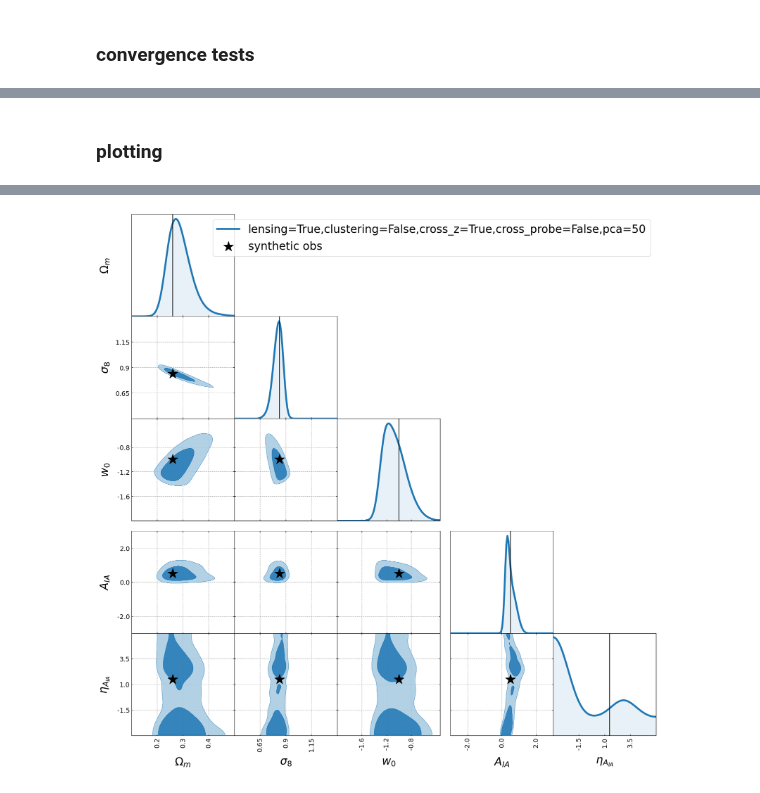
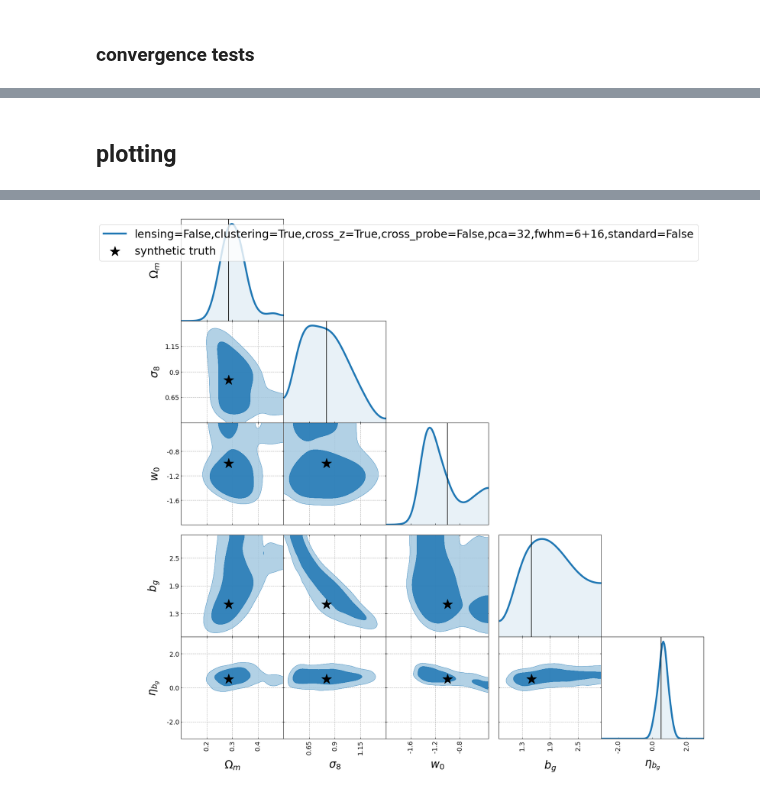
Before and after one commit to des-science/multiprobe-simulation-inference, a Jupyter notebook: notebooks/flow_conductor_human.ipynb, the cells around one changed output, grey strips where cells are left out. Saved outputs shown, nothing was run; the diff lists cells and outputs as text; code cells hidden in the pictures.

Commit message:
update to inference notebooks This includes the new Buzzard/Cardinal mock observations and pre-processing that is compatible with how the CosmoGrid Cls are handled

```diff
--- a/notebooks/flow_conductor_human.ipynb
+++ b/notebooks/flow_conductor_human.ipynb
@@ -361,0 +529,19 @@ Using the example index 0
+# %%
+obs_file = "/global/u2/a/athomsen/multiprobe-simulation-forward-model/data/mock_observations/DESY3_Buzzard_mock.h5"
+obs_point = {"Om": 0.286, "s8": 0.82, "w0": -1, "bg": 1.5, "n_bg": 0.5}
+obs_label = f"Buzzard"
+
+# obs_file = "/global/u2/a/athomsen/multiprobe-simulation-forward-model/data/mock_observations/DESY3_Cardinal_mock.h5"
+# obs_point = {"Om": 0.286, "s8": 0.82, "w0": -1, "bg": 1.5, "n_bg": 0.5}
+# obs_label = f"Cardinal"
+
+n_side = conf["analysis"]["n_side"]
+n_pix = conf["analysis"]["n_pix"]
+data_vec_pix = files.load_pixel_file(conf)[0]
+hp_datapath = "/global/u2/a/athomsen/multiprobe-simulation-forward-model/data/healpy_data"
+
+with h5py.File(obs_file, "r") as f:
+    gc_map = []
+    for i in range(1,5):
+        gc_map.append(f[f"maglim/galaxy_counts_bin{i}"][:])
+    gc_map = np.stack(gc_map, axis=-1)
@@ -361,0 +550,20 @@ Using the example index 0
+# %%
+obs_summ = preprocessing.get_preprocessed_cl_observation(
+    wl_gamma_map=np.zeros((hp.nside2npix(512),4,2)),
+    gc_count_map=gc_map,
+    # configuration
+    conf=conf,
+    # selection
+    with_lensing=with_lensing,
+    with_clustering=with_clustering,
+    with_cross_z=with_cross_z,
+    with_cross_probe=with_cross_probe,
+    # CLs scale cuts
+    l_mins=l_mins,
+    l_maxs=l_maxs,
+    n_bins=n_bins,
+    # additional preprocessing
+    apply_log=apply_log,
+    scaler=scaler,
+    pca=pca,
+)
@@ -364,5 +653,6 @@ Using the example index 0
 # %%
 posterior_samples = model.sample_posterior(
-    obs_pred,
+    obs_summ,
+    label=obs_label,
 )
 # %% [output]
@@ -373,8 +663,10 @@ posterior_samples = model.sample_posterior(
 # %% [markdown]
-### plotting
+## plotting
 # %%
 model.plot_contours(
     posterior_samples,
     with_des_chain=False,
+    fiducial_point=obs_point,
+    label=obs_label,
 )
 # %% [output]
@@ -382 +674 @@ model.plot_contours(
-[figure, old version]
+[figure, new version]
```
Also changed, not shown: parts of 33 cells of this notebook, 5 other files.
